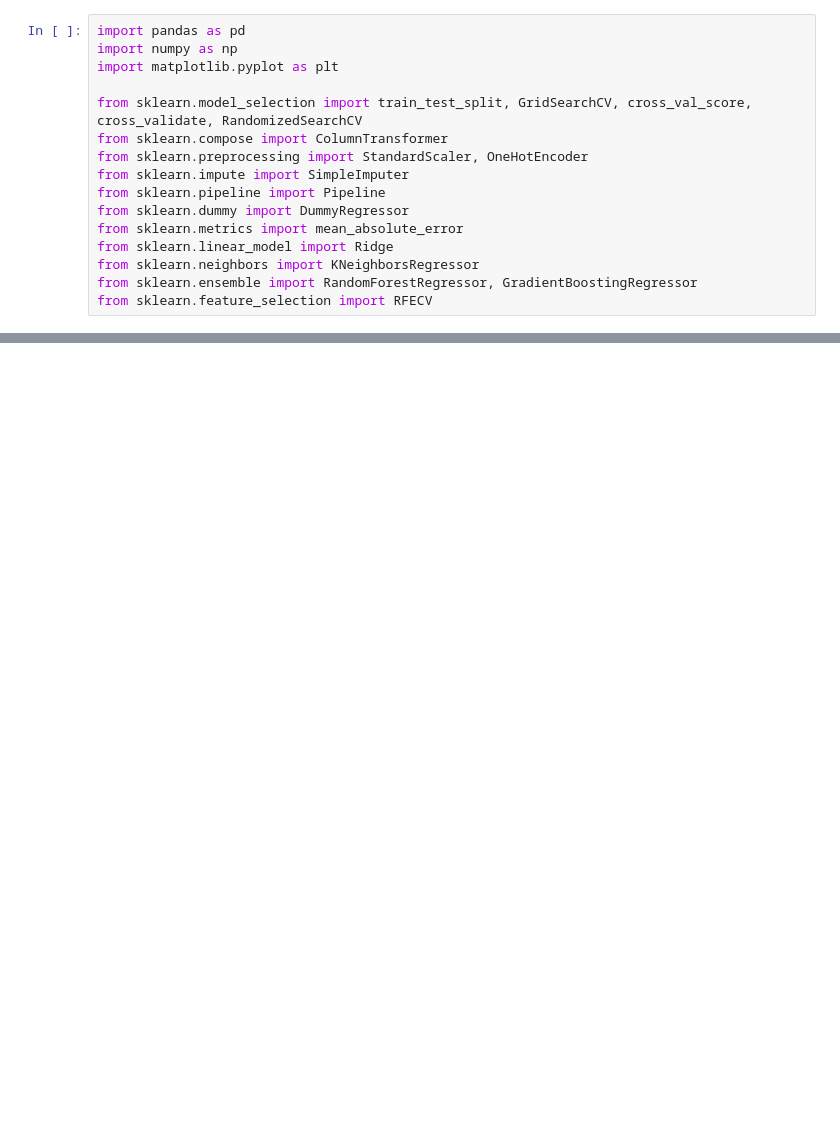
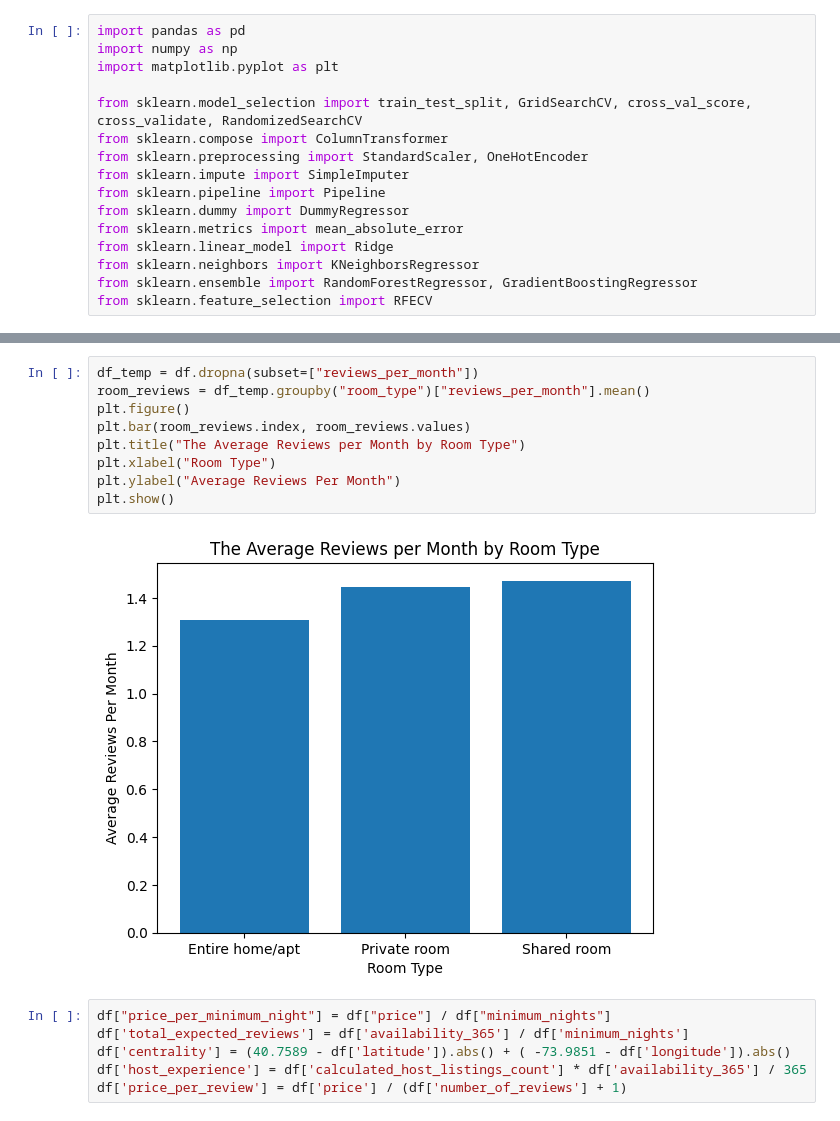
Before and after one commit to leowu555/airbnb-listing-popularity-prediction, a Jupyter notebook: airbnb_project.ipynb, the cells around one changed output, grey strips where cells are left out. Cells and saved outputs as stored; diff of their text form; blank space fills up the shorter version.

Commit message:
complete ML pipeline, model tuning, and evaluation for Airbnb listing popularity prediction

```diff
--- a/airbnb_project.ipynb
+++ b/airbnb_project.ipynb
@@ -26,0 +78,17 @@ df.head()
+# %%
+df_temp = df.dropna(subset=["reviews_per_month"])
+room_reviews = df_temp.groupby("room_type")["reviews_per_month"].mean()
+plt.figure()
+plt.bar(room_reviews.index, room_reviews.values)
+plt.title("The Average Reviews per Month by Room Type")
+plt.xlabel("Room Type")
+plt.ylabel("Average Reviews Per Month")
+plt.show()
+# %% [output]
+[figure, added]
+# %%
+df["price_per_minimum_night"] = df["price"] / df["minimum_nights"]
+df['total_expected_reviews'] = df['availability_365'] / df['minimum_nights']
+df['centrality'] = (40.7589 - df['latitude']).abs() + ( -73.9851 - df['longitude']).abs()
+df['host_experience'] = df['calculated_host_listings_count'] * df['availability_365'] / 365
+df['price_per_review'] = df['price'] / (df['number_of_reviews'] + 1)
```
Also changed, not shown: parts of 13 cells of this notebook.
